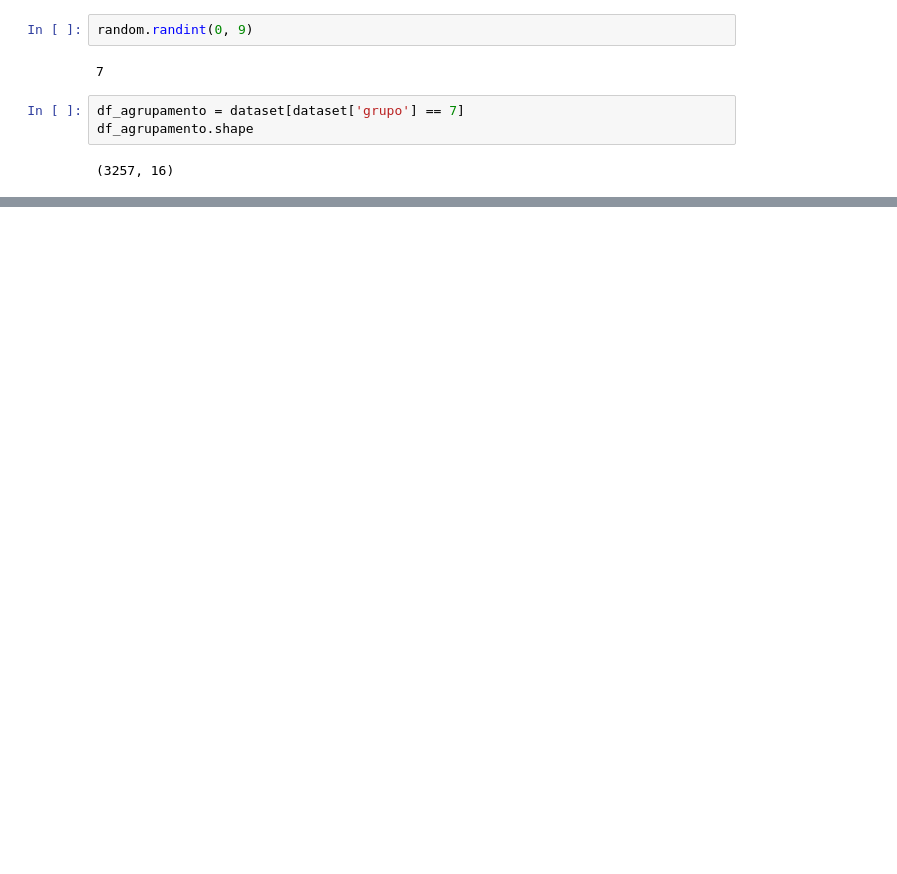
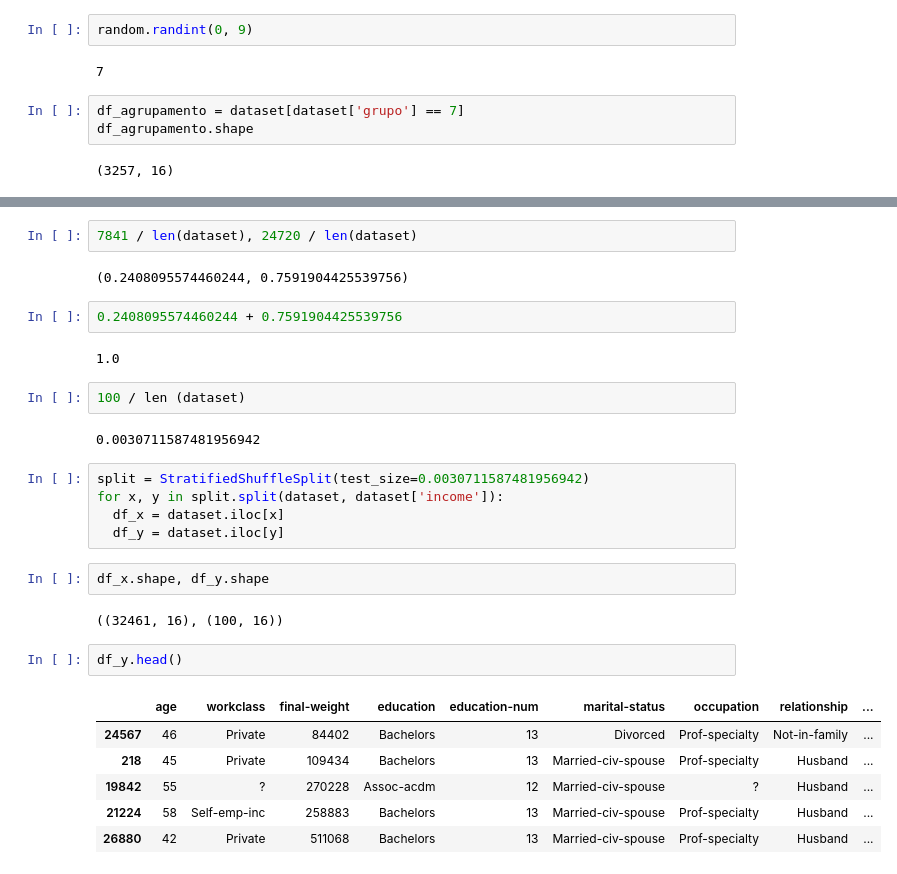
Before and after one commit to marcelaAn/Estatistica-para-DS-e-ML, a Jupyter notebook: Amostragem.ipynb, the cells around one changed output, grey strips where cells are left out. Saved outputs shown, nothing was run; the diff lists cells and outputs as text; blank space fills up the shorter version.

```diff
--- a/Amostragem.ipynb
+++ b/Amostragem.ipynb
@@ -190,0 +259,30 @@ df_agrupamento.shape
+# %%
+7841 / len(dataset), 24720 / len(dataset)
+# %% [output]
+(0.2408095574460244, 0.7591904425539756)
+# %%
+0.2408095574460244 + 0.7591904425539756
+# %% [output]
+1.0
+# %%
+100 / len (dataset)
+# %% [output]
+0.0030711587481956942
+# %%
+split = StratifiedShuffleSplit(test_size=0.0030711587481956942)
+for x, y in split.split(dataset, dataset['income']):
+  df_x = dataset.iloc[x]
+  df_y = dataset.iloc[y]
+# %%
+df_x.shape, df_y.shape
+# %% [output]
+((32461, 16), (100, 16))
+# %%
+df_y.head()
+# %% [output]
+|  | age | workclass | final-weight | education | education-num | marital-status | occupation | relationship | ... |
+| 24567 | 46 | Private | 84402 | Bachelors | 13 | Divorced | Prof-specialty | Not-in-family | ... |
+| 218 | 45 | Private | 109434 | Bachelors | 13 | Married-civ-spouse | Prof-specialty | Husband | ... |
+| 19842 | 55 | ? | 270228 | Assoc-acdm | 12 | Married-civ-spouse | ? | Husband | ... |
+| 21224 | 58 | Self-emp-inc | 258883 | Bachelors | 13 | Married-civ-spouse | Prof-specialty | Husband | ... |
+| 26880 | 42 | Private | 511068 | Bachelors | 13 | Married-civ-spouse | Prof-specialty | Husband | ... |
```
Also changed, not shown: parts of 12 cells of this notebook.
